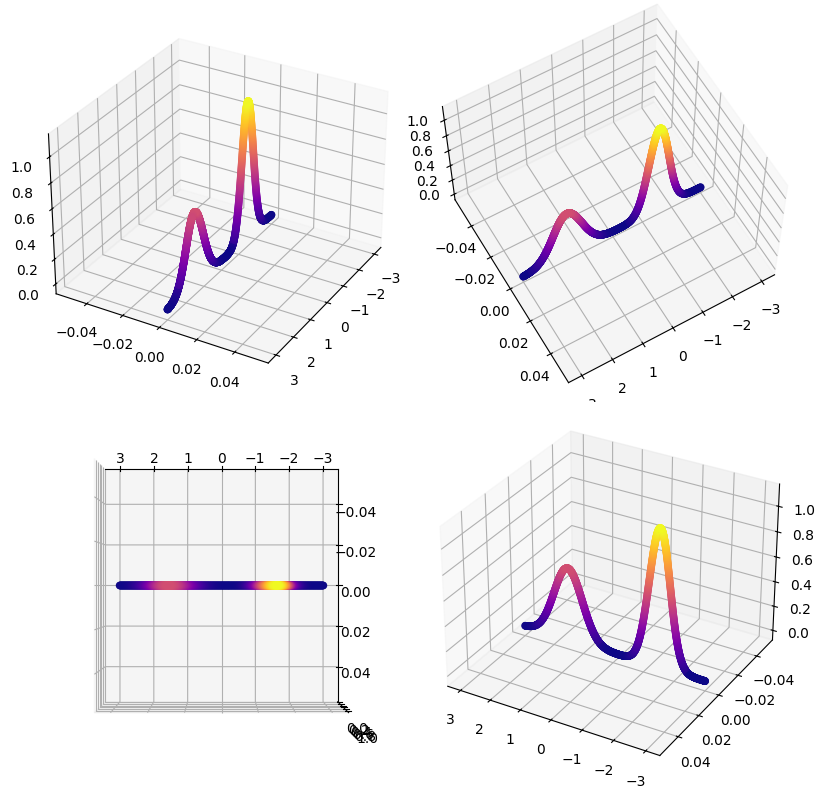
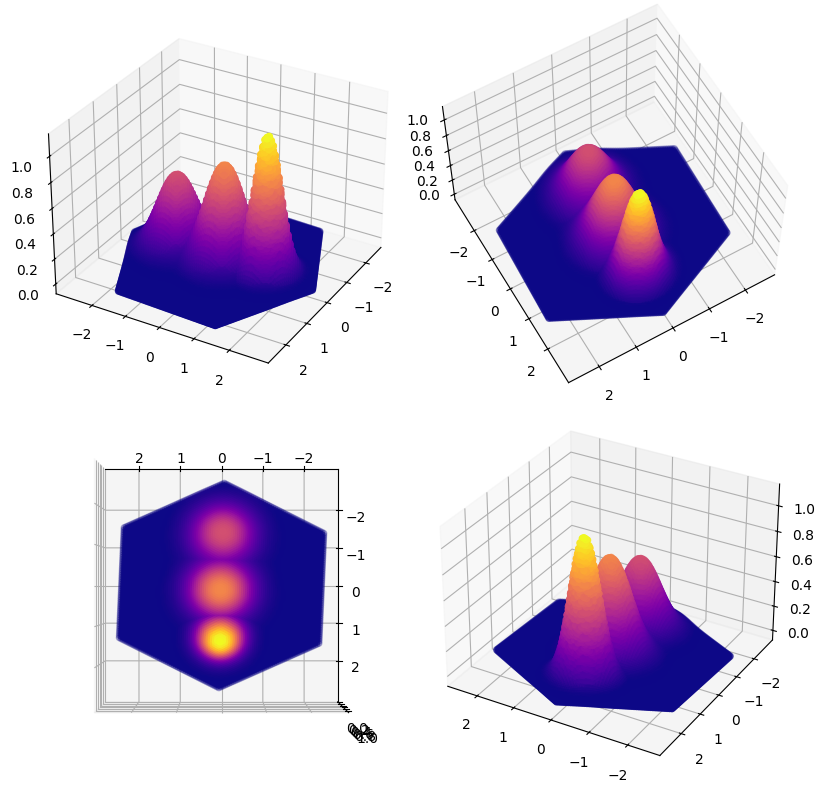
The notebook cell's code change between the first figure and the second:
--- before
+++ after
@@ -1 +1 @@
-mvn_1.plot(n_samples)
+mvn_1.plot(plot_n_samples, samples)

Commit: [update] 3d plots for multivariate optimizations